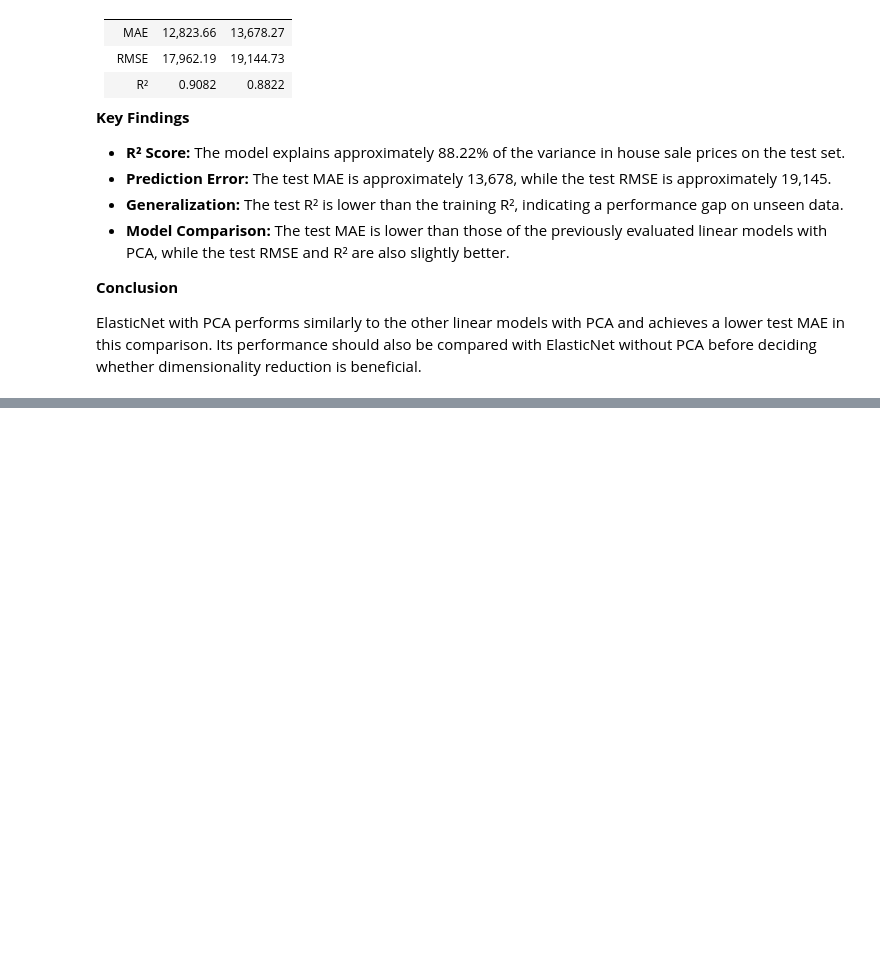
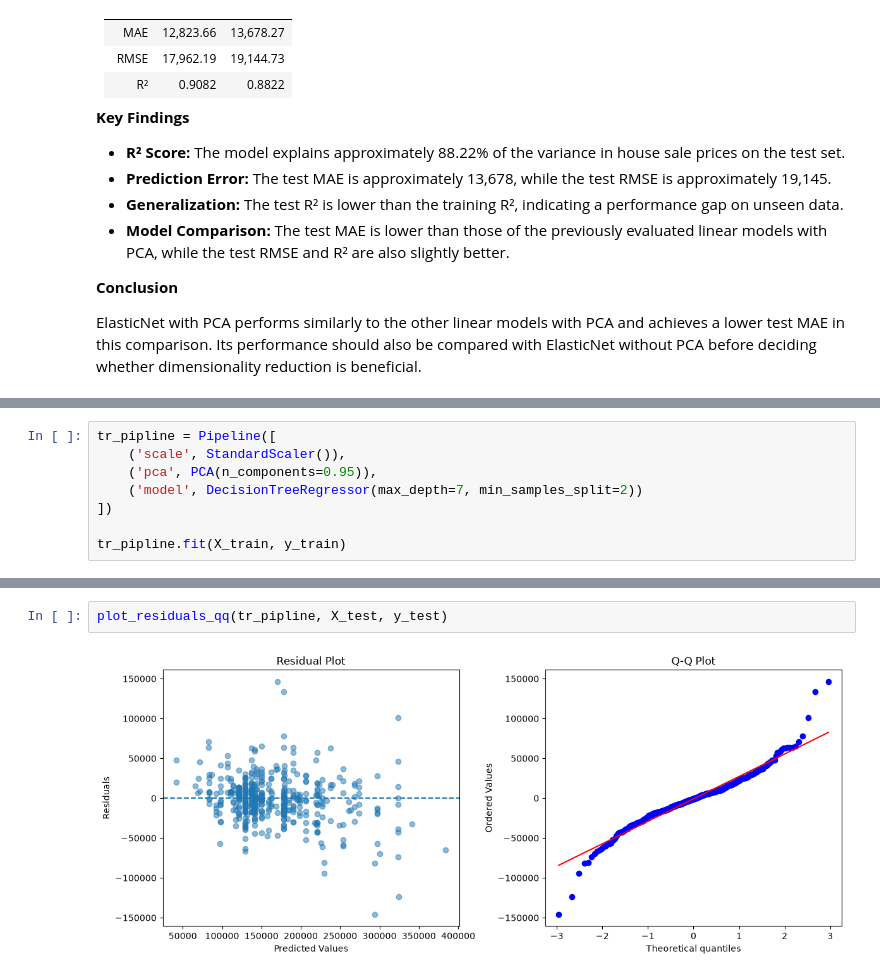
Before and after one commit to Mohamadzf23/ames-housing-price-prediction, a Jupyter notebook: src/ames_housing_price_prediction.ipynb, the cells around one changed output, grey strips where cells are left out. Drawn from its saved outputs; the diff is of its cells as text; blank space fills up the shorter version.

Commit message:
Evaluate Decision Tree with PCA

```diff
--- a/src/ames_housing_price_prediction.ipynb
+++ b/src/ames_housing_price_prediction.ipynb
@@ -3057,0 +3062,8 @@ ElasticNet with PCA performs similarly to the other linear models with PCA and a
+# %%
+tr_pipline = Pipeline([
+    ('scale', StandardScaler()),
+    ('pca', PCA(n_components=0.95)),
+    ('model', DecisionTreeRegressor(max_depth=7, min_samples_split=2))
+])
+
+tr_pipline.fit(X_train, y_train)
@@ -3057,0 +3095,4 @@ ElasticNet with PCA performs similarly to the other linear models with PCA and a
+# %%
+plot_residuals_qq(tr_pipline, X_test, y_test)
+# %% [output]
+[figure, added]
```
Also changed, not shown: parts of 6 cells of this notebook.
